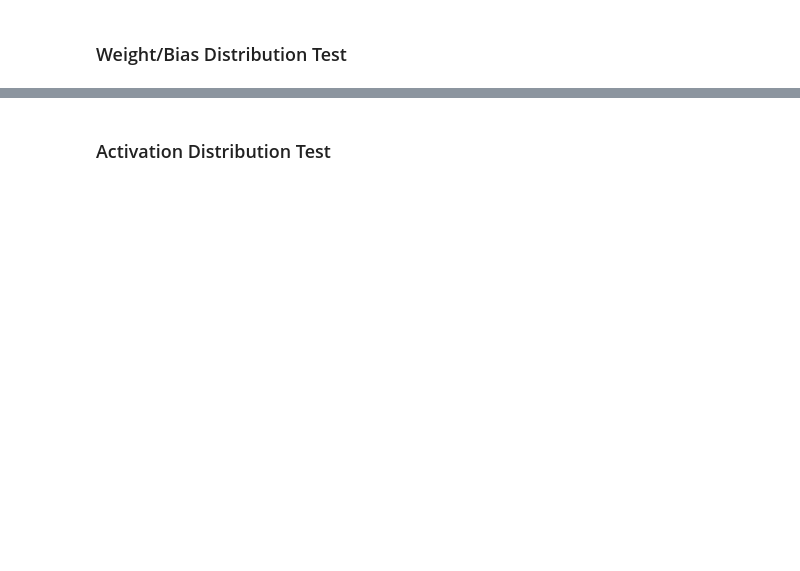
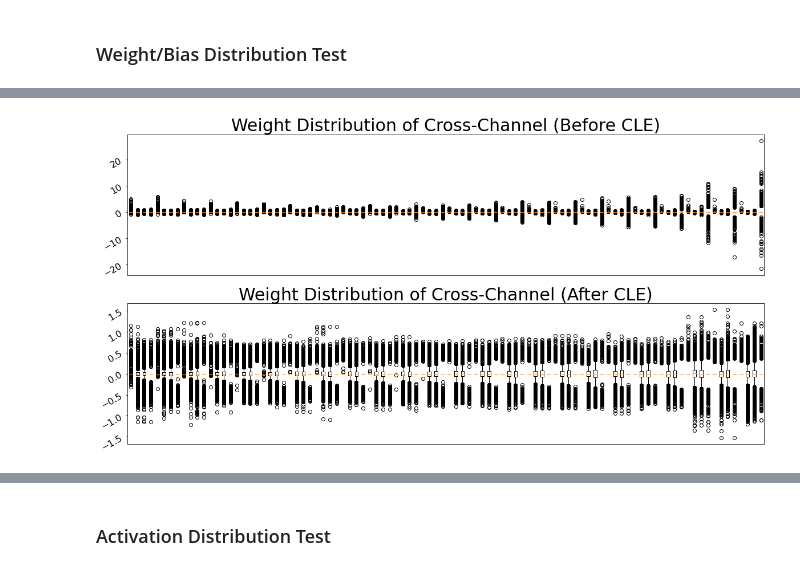
Before and after one commit to scott306lr/ResMLP_QAT, a Jupyter notebook: HAWQ/model.compare.ipynb, the cells around one changed output, grey strips where cells are left out. Drawn from its saved outputs; the diff is of its cells as text; code cells hidden in the pictures; blank space fills up the shorter version.

```diff
--- a/HAWQ/model.compare.ipynb
+++ b/HAWQ/model.compare.ipynb
@@ -311,0 +349,11 @@ weight_dist_gamma(model, 0, 23)
+# %%
+model = resmlp_24(pretrained=True).eval()
+fig, ax = plt.subplots(2,1, figsize=(20, 10))
+ax[0].get_xaxis().set_visible(False)
+ax[1].get_xaxis().set_visible(False)
+
+layer_dist(model, 0, 23, show_layers=["norm2", "mlp.fc1", "mlp.fc2", "gamma_2"], name='Weight Distribution of Cross-Channel (Before CLE)', ax=ax[0])
+cle_for_resmlp(model)
+layer_dist(model, 0, 23, show_layers=["norm2", "mlp.fc1", "mlp.fc2", "gamma_2"], name='Weight Distribution of Cross-Channel (After CLE)', ax=ax[1])
+# %% [output]
+[figure, added]
```
Also changed, not shown: parts of 21 cells of this notebook, 12 other files.
